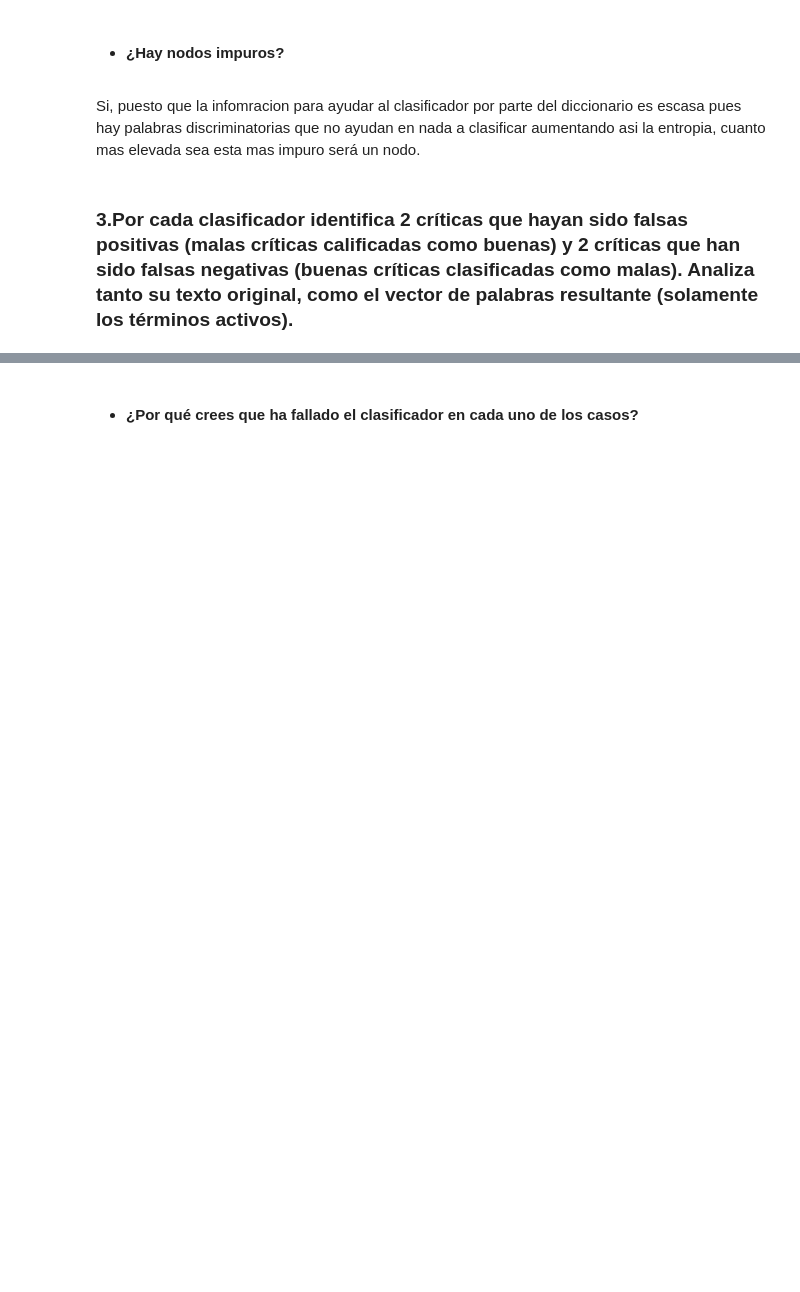
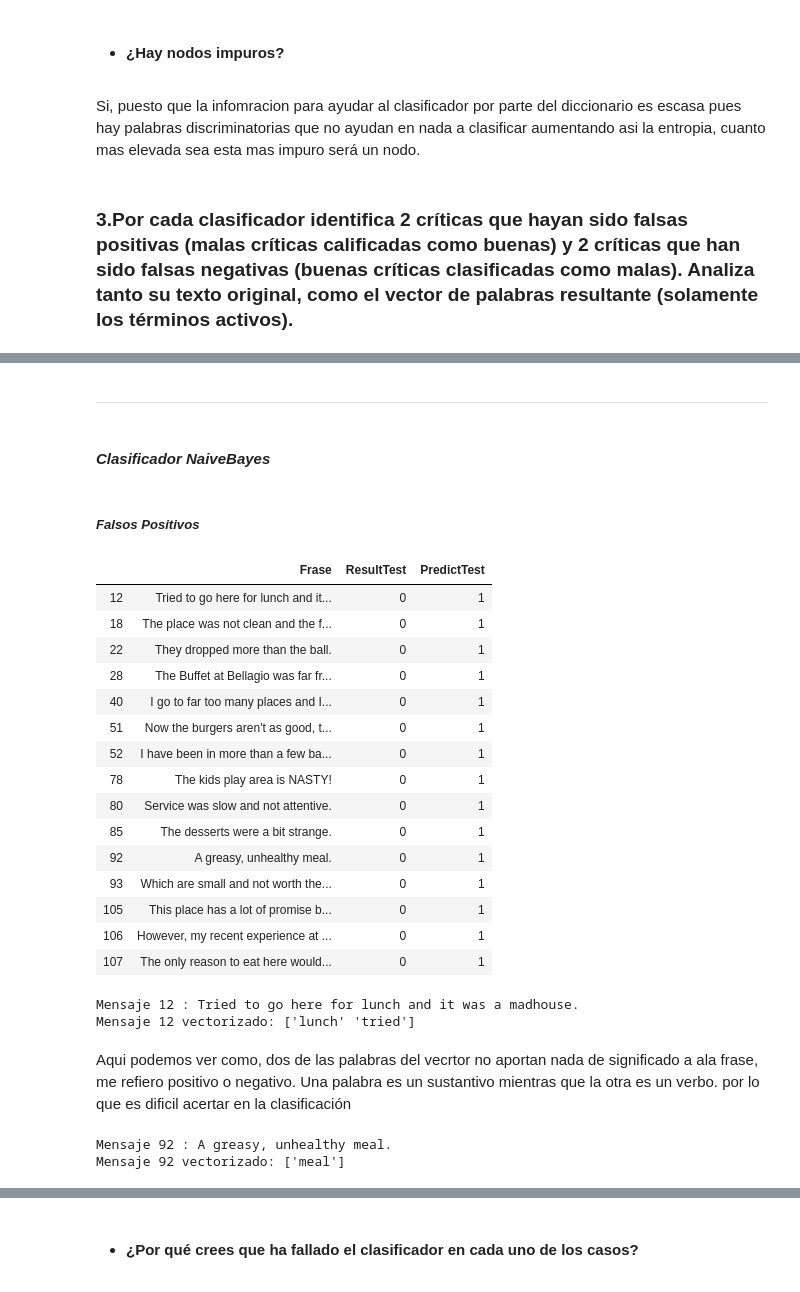
Before and after one commit to marl10/PracticasIA2, a Jupyter notebook: Practica2/PR2.ipynb, the cells around one changed output, grey strips where cells are left out. Drawn from its saved outputs; the diff is of its cells as text; code cells hidden in the pictures; blank space fills up the shorter version.

```diff
--- a/Practica2/PR2.ipynb
+++ b/Practica2/PR2.ipynb
@@ -975,0 +911,5 @@ NameError: name 'explain_decision_tree' is not defined
+# %%
+#BAYES
+df_predicNB = pd.DataFrame({'Frase': x_test, 'ResultTest': y_test, 'PredictTest': clasificadoresNB[0][7]})
+df1 = df_predicNB[df_predicNB['ResultTest'] == 0]
+FP_NB = df1[df1['PredictTest'] == 1]
@@ -975,0 +936,39 @@ NameError: name 'explain_decision_tree' is not defined
+# %% [markdown]
+----
+# %% [markdown]
+#### ***Clasificador NaiveBayes***
+# %% [markdown]
+##### ***Falsos Positivos***
+# %%
+FP_NB.head(15)
+# Este data frame ayuda a filtar bien las criticas y poder analizar mejor.
+# %% [output]
+|  | Frase | ResultTest | PredictTest |
+| 12 | Tried to go here for lunch and it... | 0 | 1 |
+| 18 | The place was not clean and the f... | 0 | 1 |
+| 22 | They dropped more than the ball. | 0 | 1 |
+| 28 | The Buffet at Bellagio was far fr... | 0 | 1 |
+| 40 | I go to far too many places and I... | 0 | 1 |
+| 51 | Now the burgers aren't as good, t... | 0 | 1 |
+| 52 | I have been in more than a few ba... | 0 | 1 |
+| 78 | The kids play area is NASTY! | 0 | 1 |
+| 80 | Service was slow and not attentive. | 0 | 1 |
+| 85 | The desserts were a bit strange. | 0 | 1 |
+| 92 | A greasy, unhealthy meal. | 0 | 1 |
+| 93 | Which are small and not worth the... | 0 | 1 |
+| 105 | This place has a lot of promise b... | 0 | 1 |
+| 106 | However, my recent experience at ... | 0 | 1 |
+| 107 | The only reason to eat here would... | 0 | 1 |
+# %%
+write_terms(vecBM.get_feature_names(), x_test, test_vec_data, 12)
+# %% [output]
+Mensaje 12 : Tried to go here for lunch and it was a madhouse.
+Mensaje 12 vectorizado: ['lunch' 'tried']
+# %% [markdown]
+Aqui podemos ver como, dos de las palabras del vecrtor no aportan nada de significado a ala frase,
+me refiero positivo o negativo. Una palabra es un sustantivo mientras que la otra es un verbo. por lo que es dificil acertar en la clasificación
+# %%
+write_terms(vecBM.get_feature_names(), x_test, test_vec_data, 92)
+# %% [output]
+Mensaje 92 : A greasy, unhealthy meal.
+Mensaje 92 vectorizado: ['meal']
```
Also changed, not shown: parts of 90 cells of this notebook.
